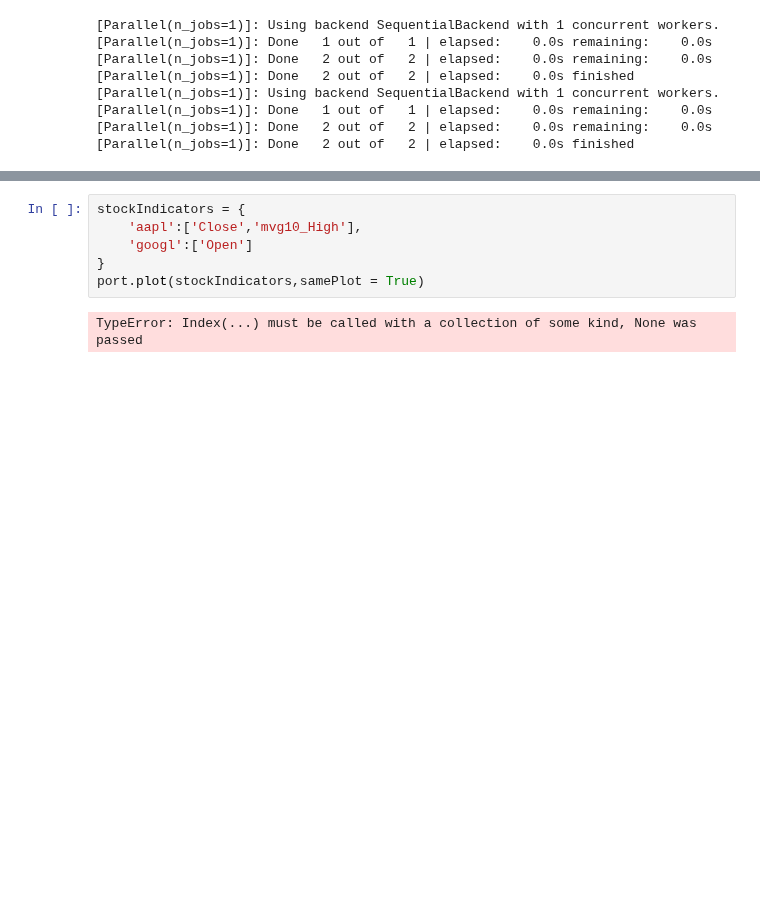
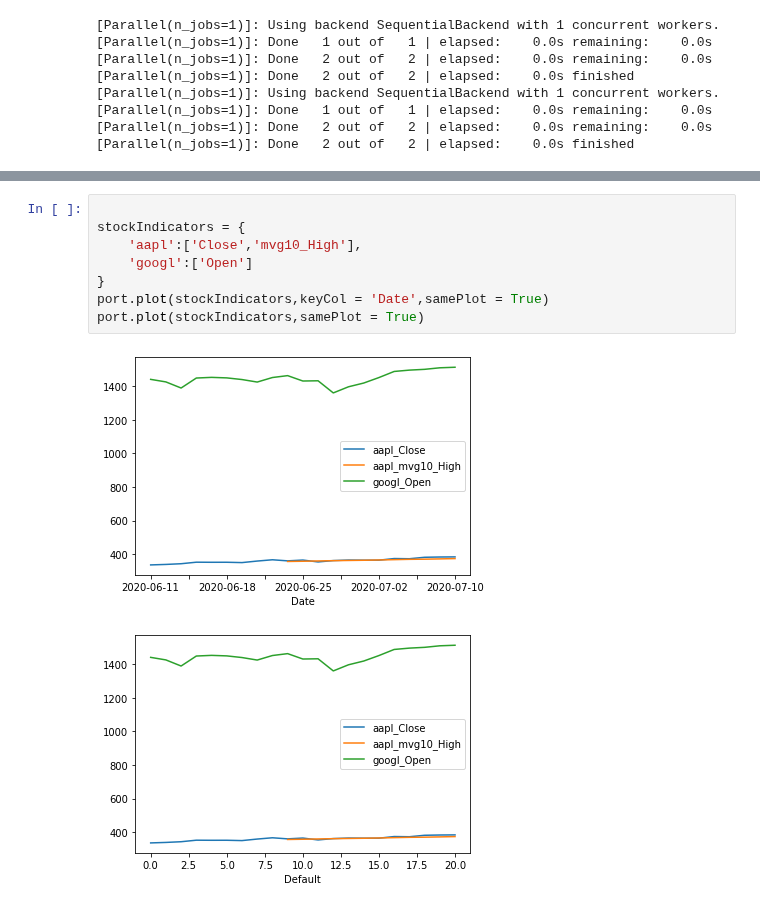
Before and after one commit to allen-chiang/Time-Series-Transformer, a Jupyter notebook: time_series_transform/stock_transform/test2.ipynb, the cells around one changed output, grey strips where cells are left out. Drawn from its saved outputs; the diff is of its cells as text; blank space fills up the shorter version.

Commit message:
plot update

```diff
--- a/time_series_transform/stock_transform/test2.ipynb
+++ b/time_series_transform/stock_transform/test2.ipynb
@@ -127,11 +127,14 @@ port.get_portfolio_dataFrame()
 | 19 | 2020-07-09 | 1509.93 | 1529.14 | 1495.59 | 1518.66 | 2091800 | 0 | 0 | 1470.997 | -120.257054-354.955702j | ... |
 | 20 | 2020-07-10 | 1513.25 | 1541.34 | 1500.72 | 1539.01 | 1795900 | 0 | 0 | 1480.899 | 234.208533-215.686194j | ... |
 # %%
+
 stockIndicators = {
     'aapl':['Close','mvg10_High'],
     'googl':['Open']
 }
+port.plot(stockIndicators,keyCol = 'Date',samePlot = True)
 port.plot(stockIndicators,samePlot = True)
 # %% [output]
-TypeError: Index(...) must be called with a collection of some kind, None was passed
+[figure, added]
+[figure, added]
 # %%
```
Also changed, not shown: parts of 5 cells of this notebook, 1 other file.
